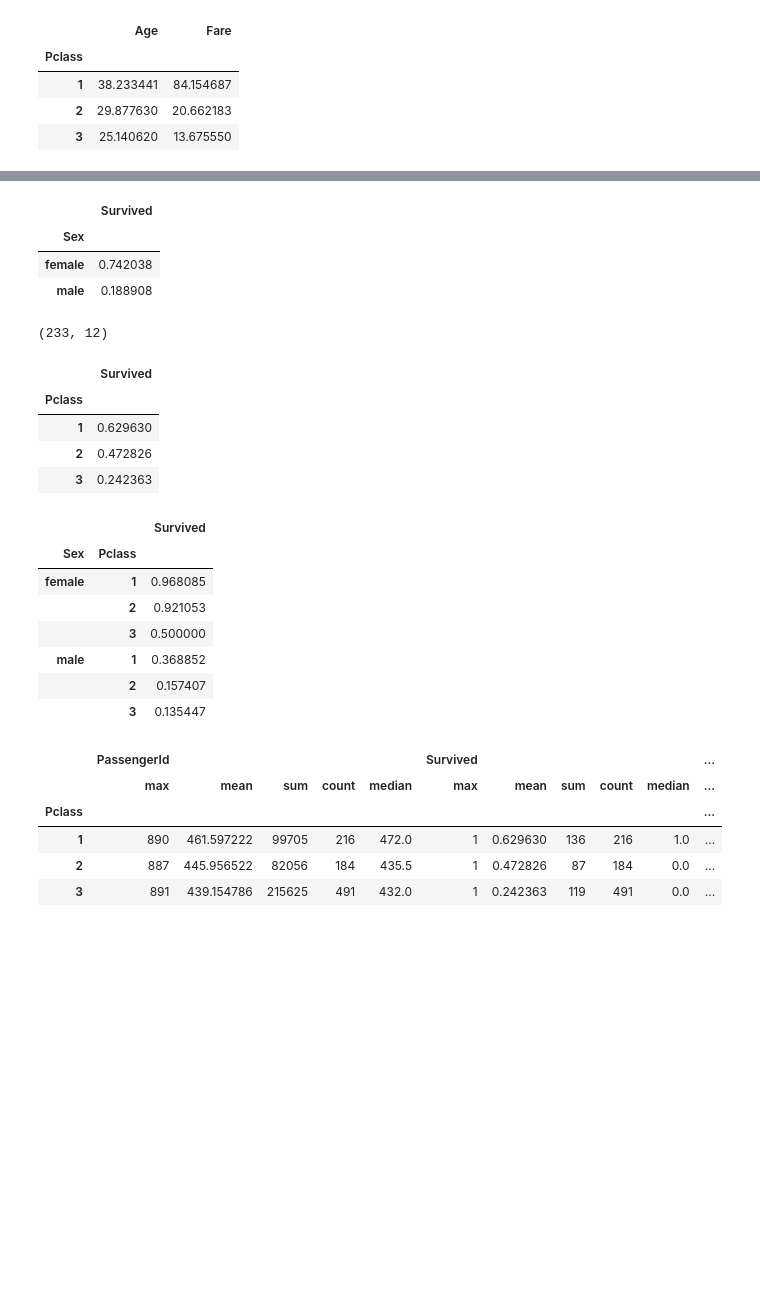
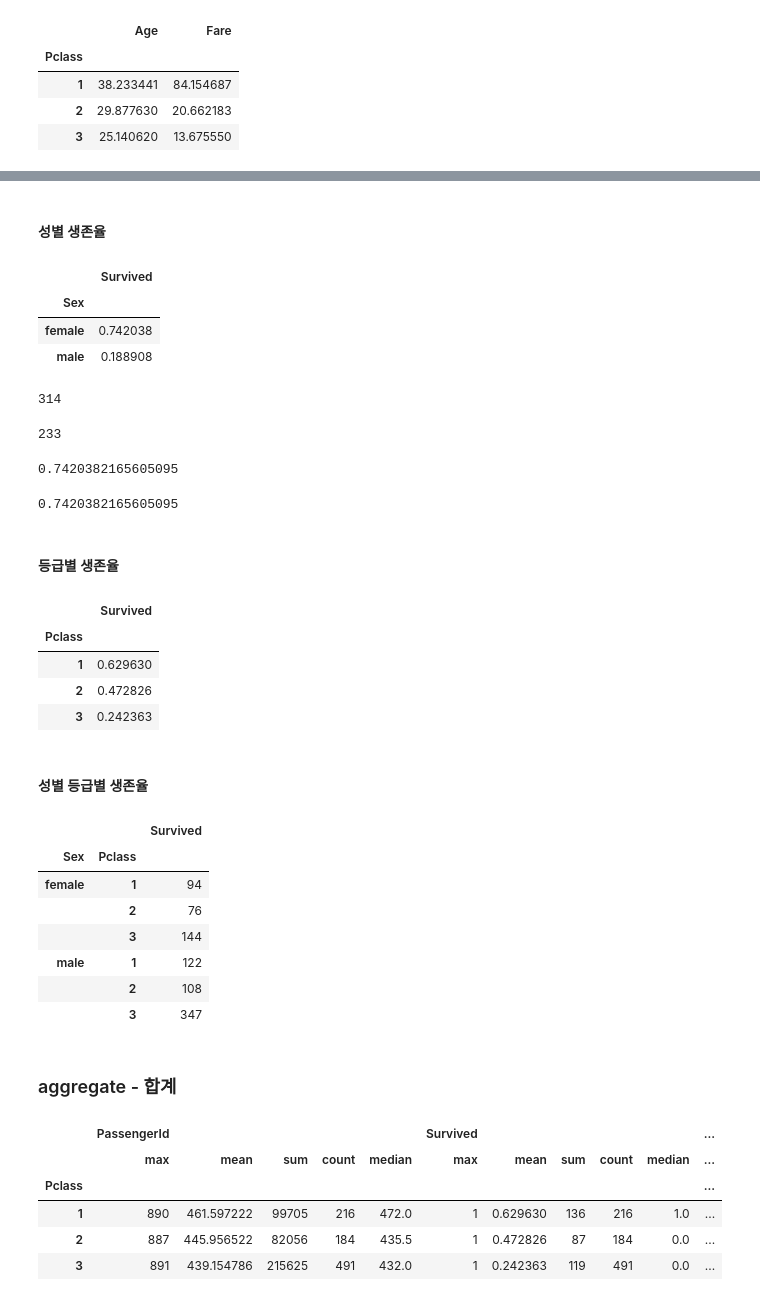
Before and after one commit to dohyun1994/crawling, a Jupyter notebook: pandas/10.groupby-실습.ipynb, the cells around one changed output, grey strips where cells are left out. Drawn from its saved outputs; the diff is of its cells as text; code cells hidden in the pictures; blank space fills up the shorter version.

```diff
--- a/pandas/10.groupby-실습.ipynb
+++ b/pandas/10.groupby-실습.ipynb
@@ -67,3 +98,5 @@ df.groupby('Pclass')[['Age', 'Fare']].mean()
+# %% [markdown]
+#### 성별 생존율
 # %%
 df.groupby('Sex')[['Survived']].mean()
 # %% [output]
@@ -71,10 +104,24 @@ df.groupby('Sex')[['Survived']].mean()
 | Sex |  |
 | female | 0.742038 |
 | male | 0.188908 |
+# %%
+df[df['Sex'] == 'female'].shape[0]
+# %% [output]
+314
 # %%
-df[(df['Sex'] == 'female') & df['Survived'] == 1].shape
+df[(df['Sex'] == 'female') & (df['Survived'] == 1)].shape[0]
 # %% [output]
-(233, 12)
+233
+# %%
+233/314
+# %% [output]
+0.7420382165605095
+# %%
+df[(df['Sex'] == 'female') & (df['Survived'] == 1)].shape[0] / df[df['Sex'] == 'female'].shape[0]
+# %% [output]
+0.7420382165605095
+# %% [markdown]
+#### 등급별 생존율
 # %%
 df.groupby('Pclass')[['Survived']].mean()
 # %% [output]
@@ -83,17 +130,21 @@ df.groupby('Pclass')[['Survived']].mean()
 | 1 | 0.629630 |
 | 2 | 0.472826 |
 | 3 | 0.242363 |
+# %% [markdown]
+#### 성별 등급별 생존율
 # %%
-df.groupby(['Sex','Pclass'])[['Survived']].mean()
+df.groupby(['Sex', 'Pclass'])[['Survived']].count()
 # %% [output]
 |  |  | Survived |
 | Sex | Pclass |  |
-| female | 1 | 0.968085 |
-|  | 2 | 0.921053 |
-|  | 3 | 0.500000 |
-| male | 1 | 0.368852 |
-|  | 2 | 0.157407 |
-|  | 3 | 0.135447 |
+| female | 1 | 94 |
+|  | 2 | 76 |
+|  | 3 | 144 |
+| male | 1 | 122 |
+|  | 2 | 108 |
+|  | 3 | 347 |
+# %% [markdown]
+### aggregate - 합계
 # %%
 df.groupby('Pclass').aggregate(['max', 'mean', 'sum', 'count', 'median'])
 # %% [output]
```
Also changed, not shown: parts of 14 cells of this notebook, 4 other files.
